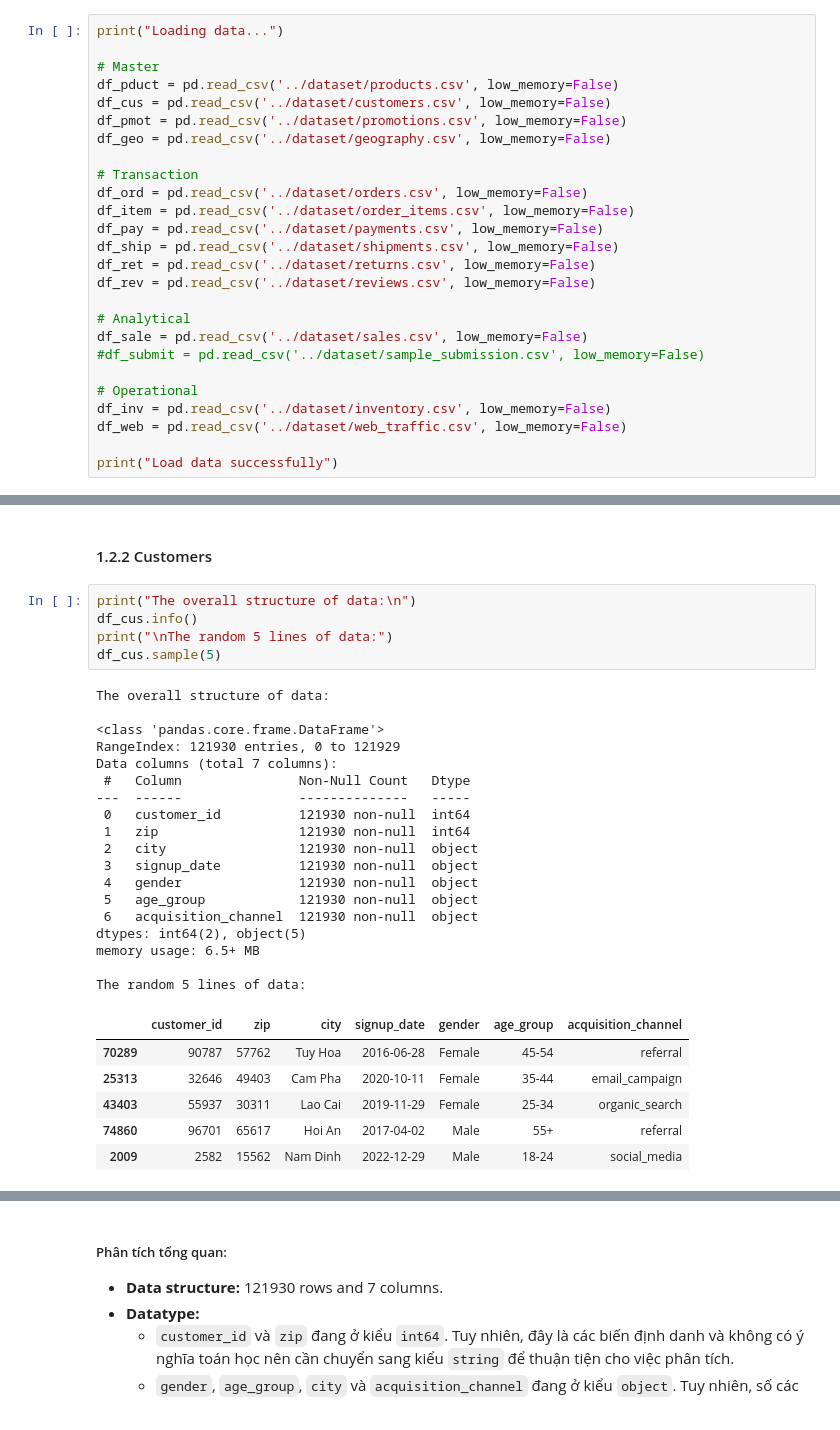
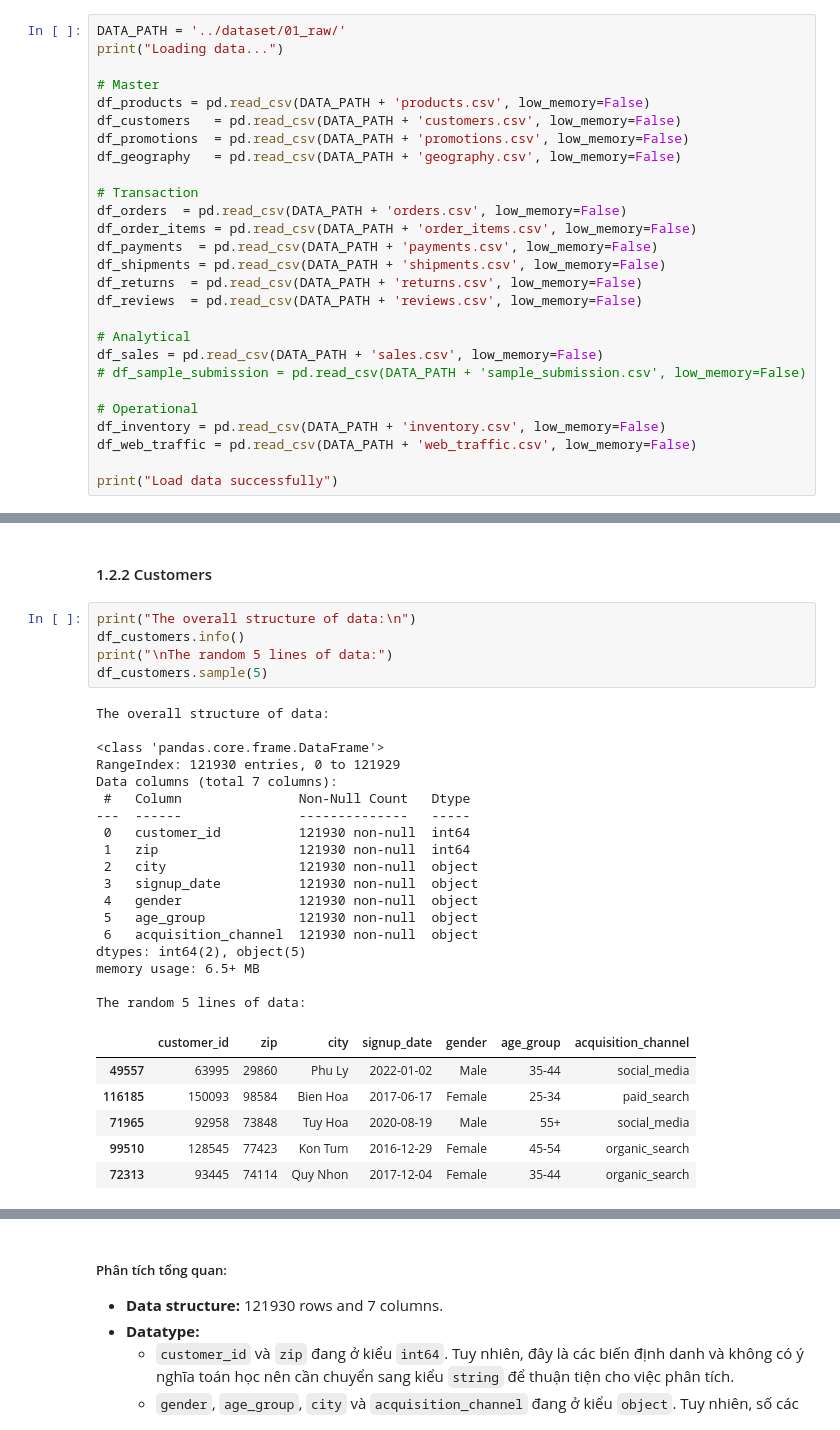
Before and after one commit to tuongvii2327/TayThanh_Datathon_2026, a Jupyter notebook: notebooks/01_Data_Cleaning.ipynb, the cells around one changed output, grey strips where cells are left out. Saved outputs shown, nothing was run; the diff lists cells and outputs as text.

```diff
--- a/notebooks/01_Data_Cleaning.ipynb
+++ b/notebooks/01_Data_Cleaning.ipynb
@@ -19,29 +15,30 @@ Xem và đánh giá tổng quan dữ liệu, chưa thao tác chỉnh sửa trên
 # %% [markdown]
 ### 1.1 Load data
 # %%
+DATA_PATH = '../dataset/01_raw/'
 print("Loading data...")
 
 # Master
-df_pduct = pd.read_csv('../dataset/products.csv', low_memory=False)
-df_cus = pd.read_csv('../dataset/customers.csv', low_memory=False)
-df_pmot = pd.read_csv('../dataset/promotions.csv', low_memory=False)
-df_geo = pd.read_csv('../dataset/geography.csv', low_memory=False)
+df_products = pd.read_csv(DATA_PATH + 'products.csv', low_memory=False)
+df_customers   = pd.read_csv(DATA_PATH + 'customers.csv', low_memory=False)
+df_promotions  = pd.read_csv(DATA_PATH + 'promotions.csv', low_memory=False)
+df_geography   = pd.read_csv(DATA_PATH + 'geography.csv', low_memory=False)
 
 # Transaction
-df_ord = pd.read_csv('../dataset/orders.csv', low_memory=False)
-df_item = pd.read_csv('../dataset/order_items.csv', low_memory=False)
-df_pay = pd.read_csv('../dataset/payments.csv', low_memory=False)
-df_ship = pd.read_csv('../dataset/shipments.csv', low_memory=False)
-df_ret = pd.read_csv('../dataset/returns.csv', low_memory=False)
-df_rev = pd.read_csv('../dataset/reviews.csv', low_memory=False)
+df_orders  = pd.read_csv(DATA_PATH + 'orders.csv', low_memory=False)
+df_order_items = pd.read_csv(DATA_PATH + 'order_items.csv', low_memory=False)
+df_payments  = pd.read_csv(DATA_PATH + 'payments.csv', low_memory=False)
+df_shipments = pd.read_csv(DATA_PATH + 'shipments.csv', low_memory=False)
+df_returns  = pd.read_csv(DATA_PATH + 'returns.csv', low_memory=False)
+df_reviews  = pd.read_csv(DATA_PATH + 'reviews.csv', low_memory=False)
 
 # Analytical
-df_sale = pd.read_csv('../dataset/sales.csv', low_memory=False)
-#df_submit = pd.read_csv('../dataset/sample_submission.csv', low_memory=False)
+df_sales = pd.read_csv(DATA_PATH + 'sales.csv', low_memory=False)
+# df_sample_submission = pd.read_csv(DATA_PATH + 'sample_submission.csv', low_memory=False)
 
 # Operational
-df_inv = pd.read_csv('../dataset/inventory.csv', low_memory=False)
-df_web = pd.read_csv('../dataset/web_traffic.csv', low_memory=False)
+df_inventory = pd.read_csv(DATA_PATH + 'inventory.csv', low_memory=False)
+df_web_traffic = pd.read_csv(DATA_PATH + 'web_traffic.csv', low_memory=False)
 
 print("Load data successfully")
 # %% [output]
@@ -162,32 +159,32 @@ if len(duplicate_primary_key) > 0:
 #### 1.2.2 Customers
 # %%
 print("The overall structure of data:\n")
-df_cus.info()
+df_customers.info()
 print("\nThe random 5 lines of data:")
-df_cus.sample(5)
+df_customers.sample(5)
 # %% [output]
 The overall structure of data:
 
 <class 'pandas.core.frame.DataFrame'>
 RangeIndex: 121930 entries, 0 to 121929
 Data columns (total 7 columns):
  #   Column               Non-Null Count   Dtype
 ---  ------               --------------   -----
  0   customer_id          121930 non-null  int64
  1   zip                  121930 non-null  int64
  2   city                 121930 non-null  object
  3   signup_date          121930 non-null  object
  4   gender               121930 non-null  object
  5   age_group            121930 non-null  object
  6   acquisition_channel  121930 non-null  object
 dtypes: int64(2), object(5)
 memory usage: 6.5+ MB
 
 The random 5 lines of data:
 |  | customer_id | zip | city | signup_date | gender | age_group | acquisition_channel |
-| 70289 | 90787 | 57762 | Tuy Hoa | 2016-06-28 | Female | 45-54 | referral |
-| 25313 | 32646 | 49403 | Cam Pha | 2020-10-11 | Female | 35-44 | email_campaign |
-| 43403 | 55937 | 30311 | Lao Cai | 2019-11-29 | Female | 25-34 | organic_search |
-| 74860 | 96701 | 65617 | Hoi An | 2017-04-02 | Male | 55+ | referral |
-| 2009 | 2582 | 15562 | Nam Dinh | 2022-12-29 | Male | 18-24 | social_media |
+| 49557 | 63995 | 29860 | Phu Ly | 2022-01-02 | Male | 35-44 | social_media |
+| 116185 | 150093 | 98584 | Bien Hoa | 2017-06-17 | Female | 25-34 | paid_search |
+| 71965 | 92958 | 73848 | Tuy Hoa | 2020-08-19 | Male | 55+ | social_media |
+| 99510 | 128545 | 77423 | Kon Tum | 2016-12-29 | Female | 45-54 | organic_search |
+| 72313 | 93445 | 74114 | Quy Nhon | 2017-12-04 | Female | 35-44 | organic_search |
 # %%
```
Also changed, not shown: parts of 63 cells of this notebook, 26 other files.
